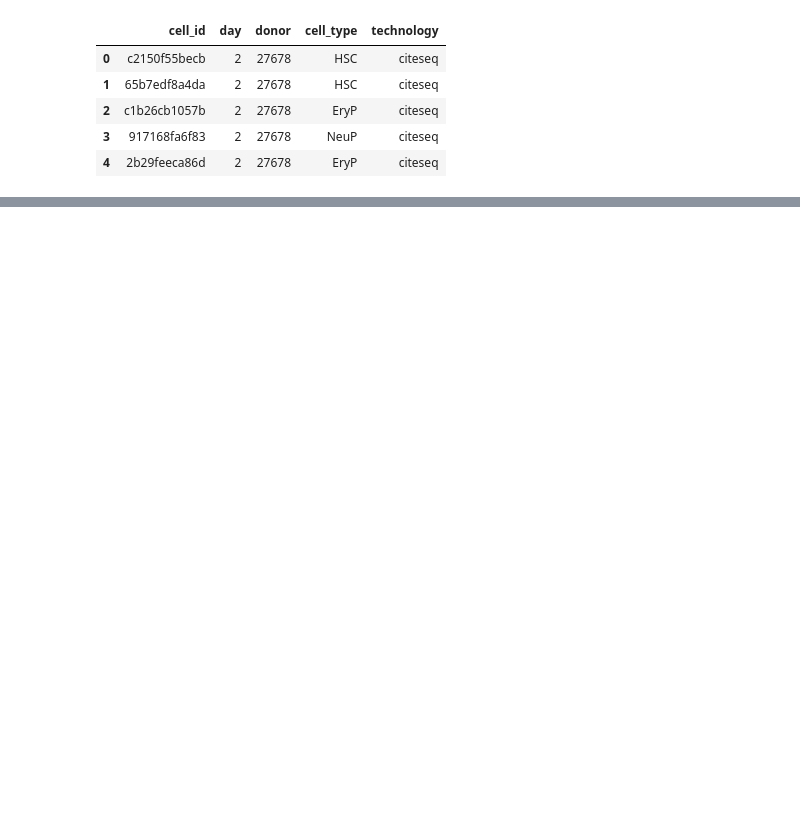
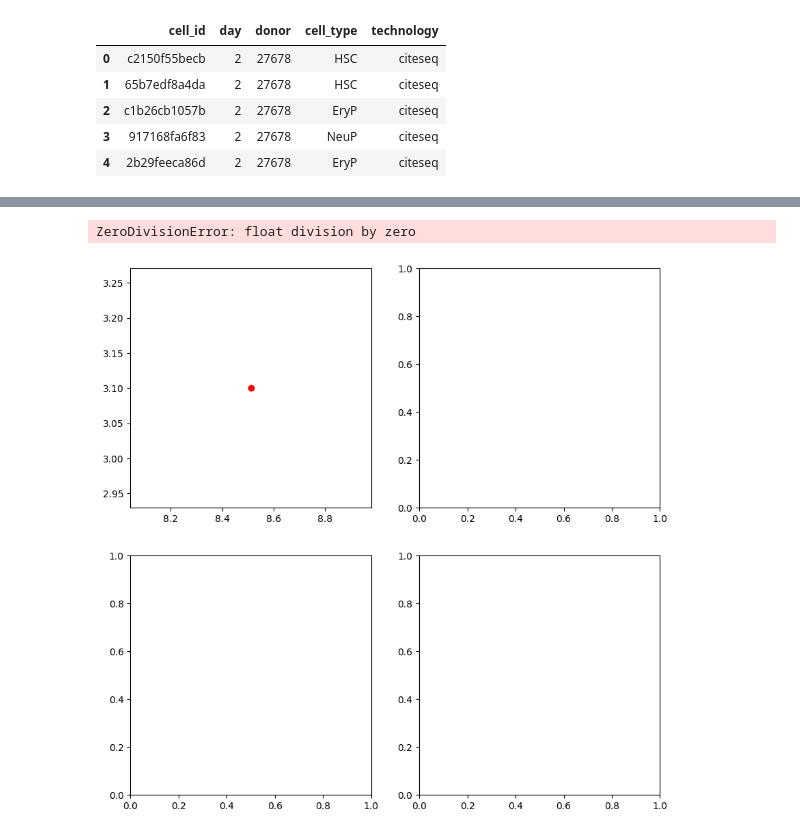
Before and after one commit to ciml/cgp-grn, a Jupyter notebook: test_umap.ipynb, the cells around one changed output, grey strips where cells are left out. Drawn from its saved outputs; the diff is of its cells as text; code cells hidden in the pictures; blank space fills up the shorter version.

```diff
--- a/test_umap.ipynb
+++ b/test_umap.ipynb
@@ -38,7 +37,11 @@ plt.show()
 # %%
+import hdbscan
 
-labels = hdbscan.HDBSCAN(
+hdbscan_labels = hdbscan.HDBSCAN(
     min_samples=10,
     min_cluster_size=500,
 ).fit_predict(mapper)
+
+
+kmeans_labels = KMeans(n_clusters=3, random_state=10).fit_predict(mapper) ##min clusters depende dos dados, pq?
 # %%
@@ -59,0 +68,15 @@ plt.show()
+# %%
+cluster_labels_onehot = np.zeros((labels.shape[0], labels.max()+1))
+cluster_labels_onehot[np.arange(labels.shape[0]), labels] = 1
+
+#display(cluster_labels_onehot)
+
+fig, axes = plt.subplots(nrows=2, ncols=2, figsize=(10, 10))
+custom_xlim = (-12, 12)
+custom_ylim = (-12, 12)
+
+slingshot = Slingshot(mapper, cluster_labels_onehot, debug_level='verbose')
+slingshot.fit(num_epochs=10, debug_axes=axes)
+# %% [output]
+ZeroDivisionError: float division by zero
+[figure, added]
```
Also changed, not shown: parts of 7 cells of this notebook, 3 other files.
